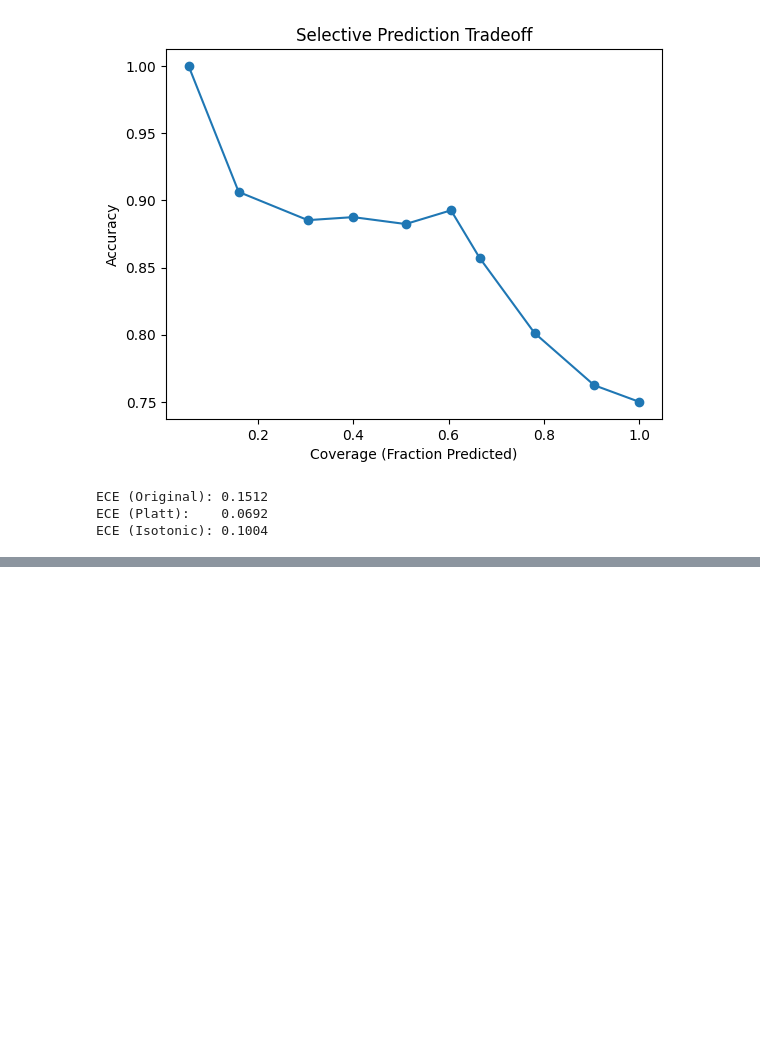
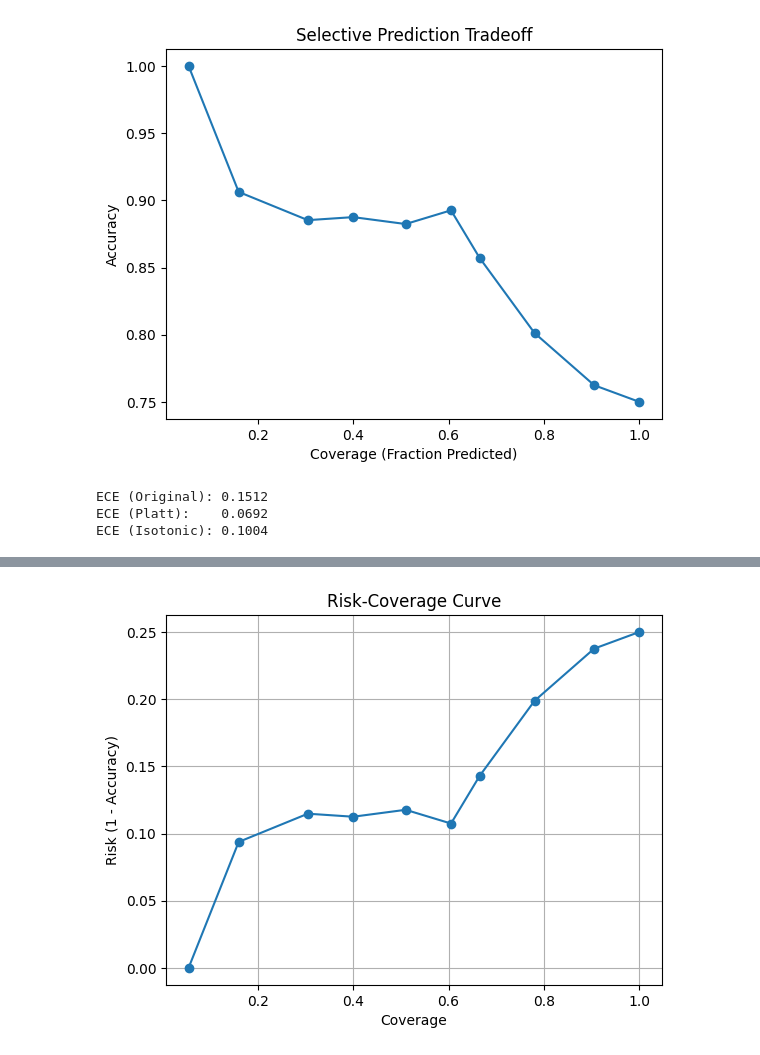
Before and after one commit to avyaktP/uncertainty-ai, a Jupyter notebook: notebooks/data_exploration.ipynb, the cells around one changed output, grey strips where cells are left out. Drawn from its saved outputs; the diff is of its cells as text; code cells hidden in the pictures; blank space fills up the shorter version.

```diff
--- a/notebooks/data_exploration.ipynb
+++ b/notebooks/data_exploration.ipynb
@@ -332,3 +332,11 @@ print("ECE (Isotonic):", round(ece_iso,4))
 ECE (Original): 0.1512
 ECE (Platt):    0.0692
 ECE (Isotonic): 0.1004
+# %%
+risk_results = []
+
+for t, coverage, acc in results:
+    risk = 1 - acc
+    risk_results.append((t, coverage, risk))
+
+risk_results
@@ -334,0 +360,11 @@ ECE (Isotonic): 0.1004
+# %%
+thr, cov, risk = zip(*risk_results)
+
+plt.plot(cov, risk, marker='o')
+plt.xlabel("Coverage")
+plt.ylabel("Risk (1 - Accuracy)")
+plt.title("Risk-Coverage Curve")
+plt.grid(True)
+plt.show()
+# %% [output]
+[figure, added]
```
Also changed, not shown: parts of 5 cells of this notebook.
